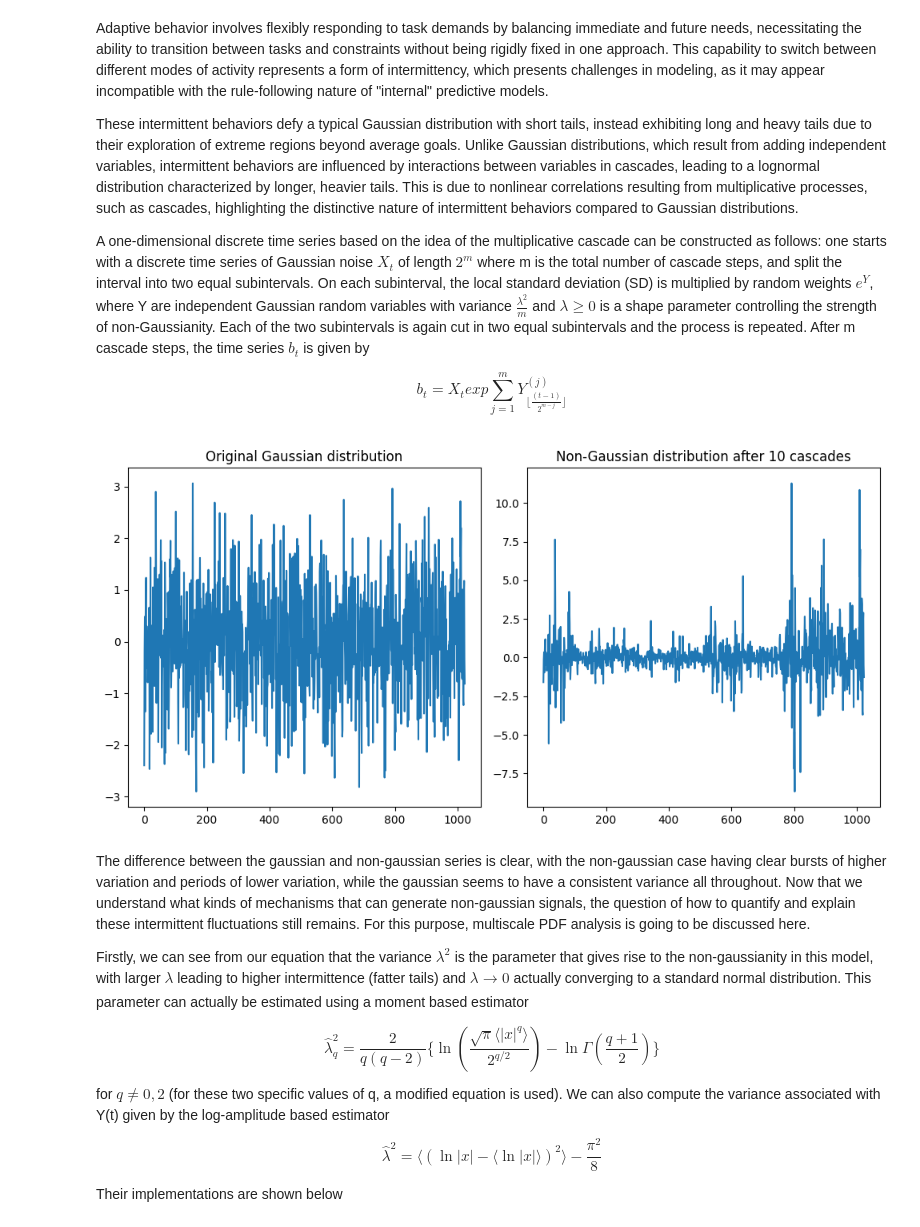
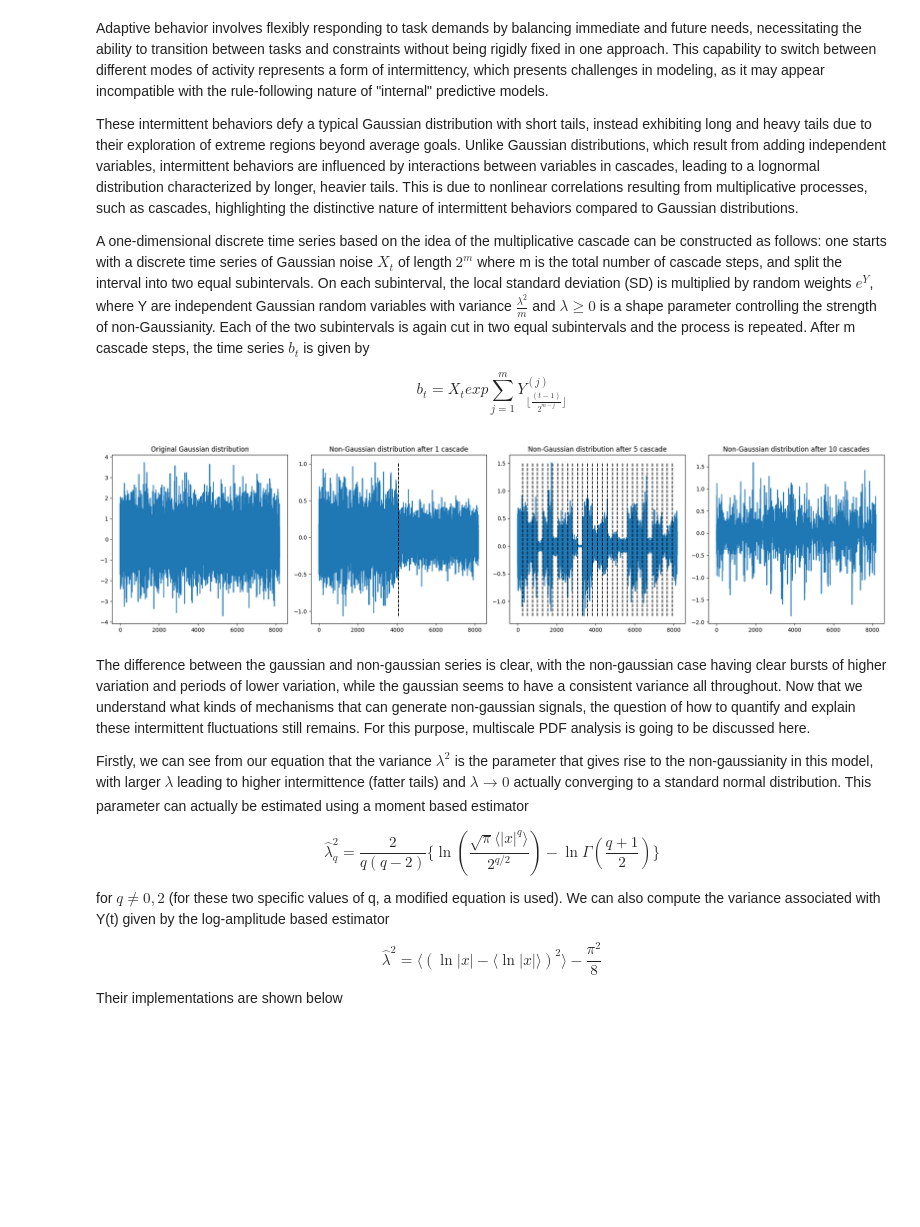
Before and after one commit to jkruse27/Tutorials, a Jupyter notebook: notebooks/non_gaussianity.ipynb, the cells around one changed output. Cells and saved outputs as stored; diff of their text form; code cells hidden in the pictures; blank space fills up the shorter version.

```diff
--- a/notebooks/non_gaussianity.ipynb
+++ b/notebooks/non_gaussianity.ipynb
@@ -18,42 +18,47 @@ These intermittent behaviors defy a typical Gaussian distribution with short tai
 A one-dimensional discrete time series based on the idea of the multiplicative cascade can be constructed as follows: one starts with a discrete time series of Gaussian noise ${X_t}$ of length $2^m$ where m is the total number of cascade steps, and split the interval into two equal subintervals. On each subinterval, the local standard deviation (SD) is multiplied by random weights $e^Y$, where Y are independent Gaussian random variables with variance $\frac{\lambda^2}{m}$ and $\lambda \geq 0$ is a shape parameter controlling the strength of non-Gaussianity. Each of the two subintervals is again cut in two equal subintervals and the process is repeated. After m cascade steps, the time series ${b_t}$ is given by
 
 $$b_t = X_t exp \sum_{j=1}^m Y^{(j)}_{\lfloor \frac{(t-1)}{2^{m-j}} \rfloor}$$
-# %%
-m = 10
-samples = 2**m
-variance = 0.7
-std = np.sqrt(variance/m)
-
-# Start with a series derived from a random normal distribution
-series = np.random.default_rng().normal(0, 1, samples)
-
-# Sample random exponenets for each of the samples at each of the levels
-r = [
-    np.random.default_rng().normal(0, std, 2**j)
-    for j in range(1, m)
-]
-
-# Define the independent gaussian random variables Y and compute the right handside of the equation
-Y = np.exp(np.array([
-    np.sum([r[k-1][math.floor(j/(2**(m-k)))]
-            for k in range(1, m)])
-    for j in range(2**m)
-]))
-
-# Compute the final output based on the equation above
-b = series*Y
-
-fig, (ax1, ax2) = plt.subplots(1, 2, figsize=(10, 5))
-
-ax1.plot(series)
-ax1.set_title('Original Gaussian distribution')
-
-ax2.plot(b)
-ax2.set_title('Non-Gaussian distribution after 10 cascades')
-
-fig.tight_layout()
-# %% [output]
-[figure, removed]
+# %%
+m = 13
+samples = 2**m
+variance = 0.7
+std2e = variance/m
+std = np.sqrt(variance/m)
+
+# Start with a series derived from a random normal distribution
+series = np.random.normal(size=samples)
+out = np.zeros((m-1, len(series)))
+
+# Perform operation for each of the cascading steps
+for i in range(1, m):
+    # Sample the coefficients for this step
+    coefs = np.random.normal(size=2**i)
+
+    # Change the distribution so that it follows the desired variance
+    coefs = (coefs - np.mean(coefs)) / np.std(coefs) * std - std2e
+
+    # Apply the coefficients to each segment of the series
+    out[i-1] = series * np.repeat(coefs, 2**(m-i))
+
+fig, (ax1, ax2, ax3, ax4) = plt.subplots(1, 4, figsize=(20, 5))
+
+ax1.plot(series)
+ax1.set_title('Original Gaussian distribution')
+
+ax2.plot(out[0])
+ax2.set_title('Non-Gaussian distribution after 1 cascade')
+ax2.vlines(len(out[0])//2, min(out[0]), max(out[0]), 'k', '--')
+
+ax3.plot(out[4])
+ax3.set_title('Non-Gaussian distribution after 5 cascade')
+ax3.vlines([i*(len(out[4])//2**5) for i in range(1, 2**5)], min(out[4]), max(out[4]), 'k', '--')
+
+ax4.plot(out[8])
+ax4.set_title('Non-Gaussian distribution after 10 cascades')
+
+fig.tight_layout()
+# %% [output]
+[figure, added]
 # %% [markdown]
 The difference between the gaussian and non-gaussian series is clear, with the non-gaussian case having clear bursts of higher variation and periods of lower variation, while the gaussian seems to have a consistent variance all throughout. Now that we understand what kinds of mechanisms that can generate non-gaussian signals, the question of how to quantify and explain these intermittent fluctuations still remains. For this purpose, multiscale PDF analysis is going to be discussed here.
 
```
Also changed, not shown: parts of 4 cells of this notebook, 2 other files.
